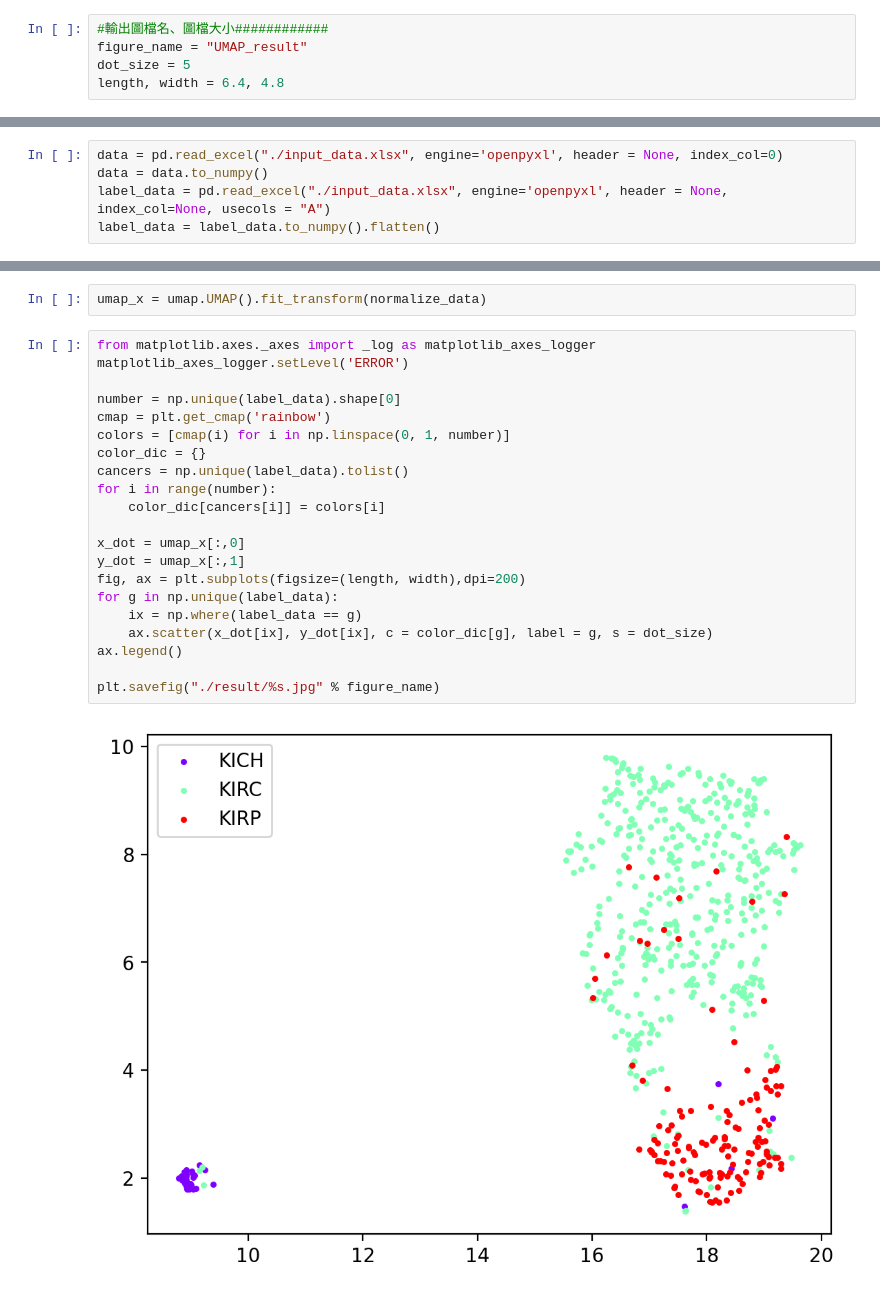
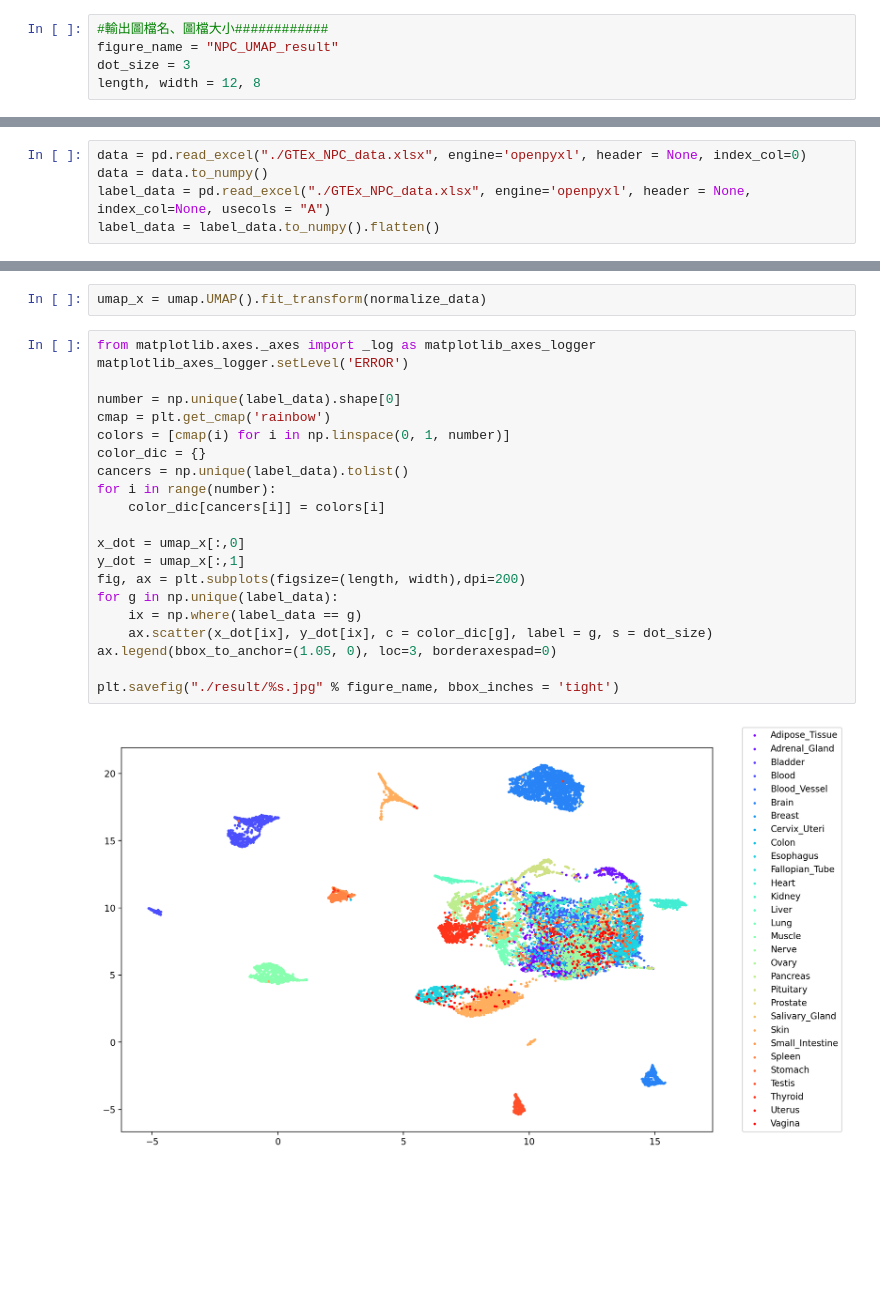
Before and after one commit to Debby-zhou/UMAP-for-gene-expression-data, a Jupyter notebook: UMAP.ipynb, the cells around one changed output, grey strips where cells are left out. Saved outputs shown, nothing was run; the diff lists cells and outputs as text; blank space fills up the shorter version.

```diff
--- a/UMAP.ipynb
+++ b/UMAP.ipynb
@@ -1,17 +1,17 @@
 # %%
 #輸出圖檔名、圖檔大小############
-figure_name = "UMAP_result"
-dot_size = 5
-length, width = 6.4, 4.8
+figure_name = "NPC_UMAP_result"
+dot_size = 3
+length, width = 12, 8
 # %%
 import pandas as pd
 import numpy as np
 import matplotlib.pyplot as plt
 import umap.umap_ as umap
 # %%
-data = pd.read_excel("./input_data.xlsx", engine='openpyxl', header = None, index_col=0)
+data = pd.read_excel("./GTEx_NPC_data.xlsx", engine='openpyxl', header = None, index_col=0)
 data = data.to_numpy()
-label_data = pd.read_excel("./input_data.xlsx", engine='openpyxl', header = None, index_col=None, usecols = "A")
+label_data = pd.read_excel("./GTEx_NPC_data.xlsx", engine='openpyxl', header = None, index_col=None, usecols = "A")
 label_data = label_data.to_numpy().flatten()
 # %%
 row_sums = data.sum(axis=1)
@@ -23,23 +23,23 @@ umap_x = umap.UMAP().fit_transform(normalize_data)
 # %%
 from matplotlib.axes._axes import _log as matplotlib_axes_logger
 matplotlib_axes_logger.setLevel('ERROR')
 
 number = np.unique(label_data).shape[0]
 cmap = plt.get_cmap('rainbow')
 colors = [cmap(i) for i in np.linspace(0, 1, number)]
 color_dic = {}
 cancers = np.unique(label_data).tolist()
 for i in range(number):
     color_dic[cancers[i]] = colors[i]
 
 x_dot = umap_x[:,0]
 y_dot = umap_x[:,1]
 fig, ax = plt.subplots(figsize=(length, width),dpi=200)
 for g in np.unique(label_data):
 	ix = np.where(label_data == g)
 	ax.scatter(x_dot[ix], y_dot[ix], c = color_dic[g], label = g, s = dot_size)
-ax.legend()
+ax.legend(bbox_to_anchor=(1.05, 0), loc=3, borderaxespad=0)
 
-plt.savefig("./result/%s.jpg" % figure_name)
+plt.savefig("./result/%s.jpg" % figure_name, bbox_inches = 'tight')
 # %% [output]
-[figure, old version]
+[figure, new version]
```
Also changed, not shown: 2 other files.
